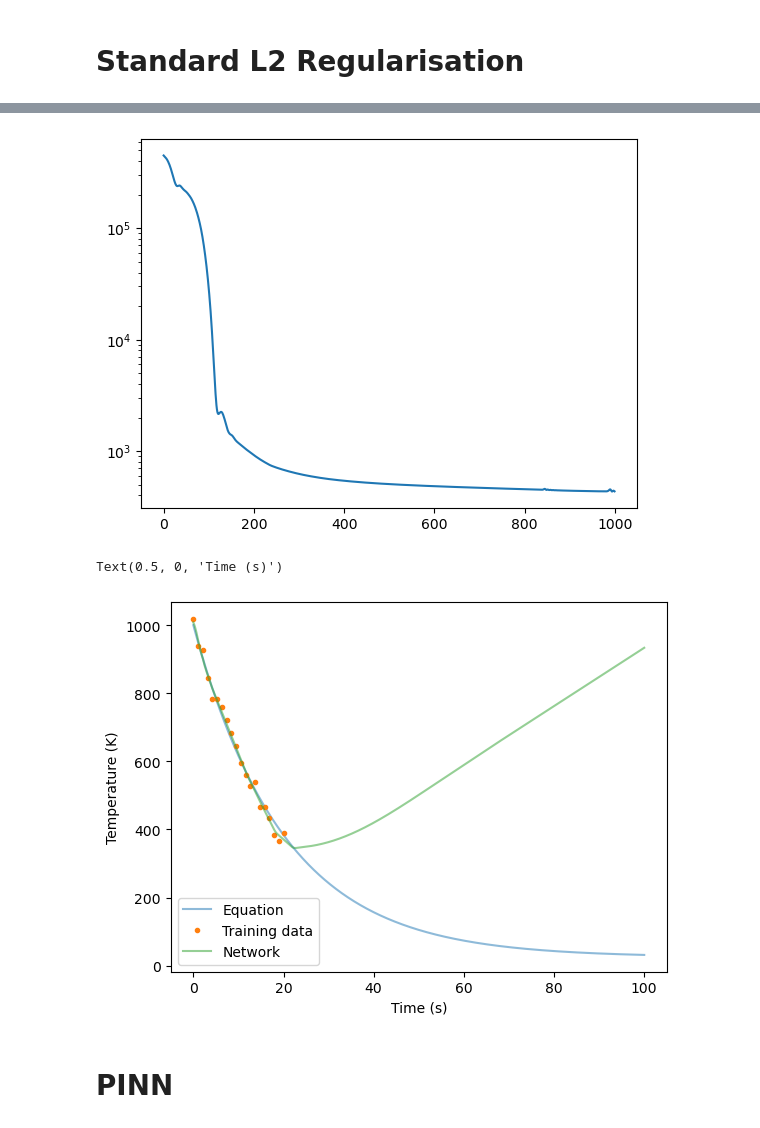
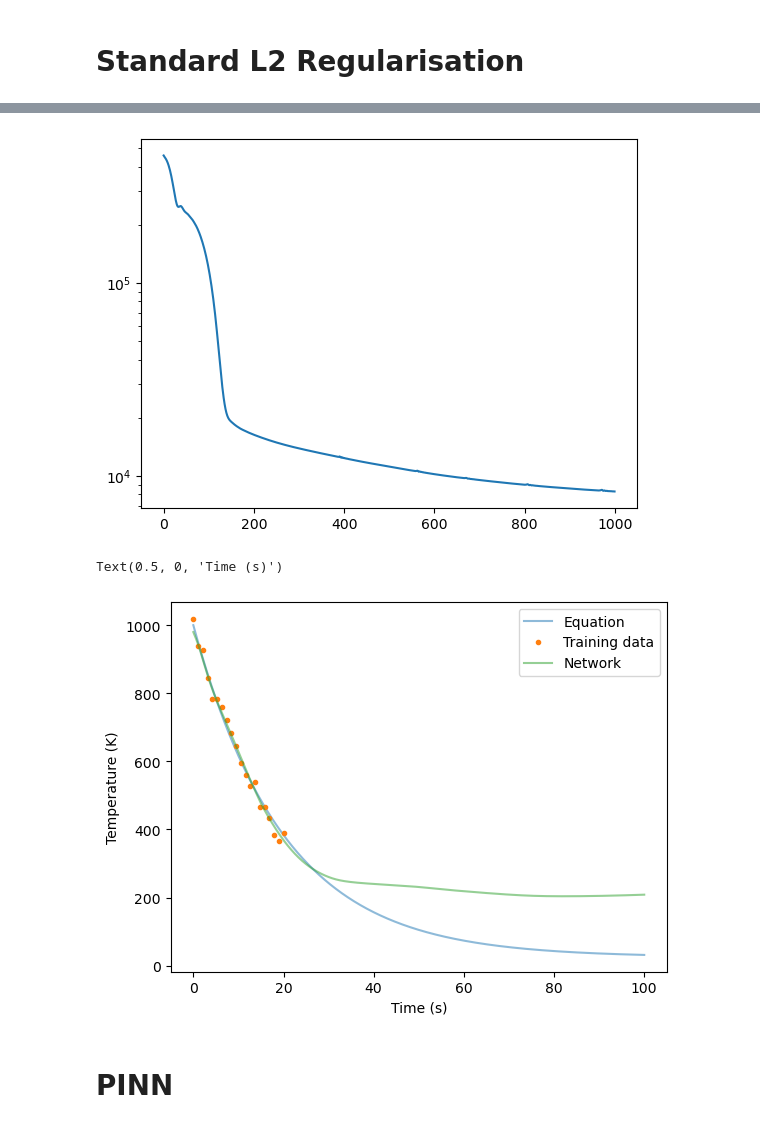
Before and after one commit to TheodoreWolf/pinns, a Jupyter notebook: src/cooling/temp_pred.ipynb, the cells around one changed output, grey strips where cells are left out. Drawn from its saved outputs; the diff is of its cells as text; code cells hidden in the pictures.

```diff
--- a/src/cooling/temp_pred.ipynb
+++ b/src/cooling/temp_pred.ipynb
@@ -70,7 +70,7 @@ Text(0.5, 0, 'Time (s)')
 def l2_reg(model: torch.nn.Module):
     return torch.sum(sum([p.pow(2.) for p in model.parameters()]))
 # %%
-net = Net(1,1, pde_loss=l2_reg, epochs=1000, lr=5e-3, phys_weight=0.01).to(DEVICE)
+net = Net(1,1, pde_loss=l2_reg, epochs=1000, lr=5e-3, phys_weight=1).to(DEVICE)
 
 losses = net.fit(t, y)
 
@@ -90,4 +90,4 @@ Epoch 900/1000, loss: 440.93
-[figure, old version]
+[figure, new version]
 # %%
 preds = net.predict(times)
 
@@ -99,7 +99,7 @@ plt.ylabel('Temperature (K)')
 plt.xlabel('Time (s)')
 # %% [output]
 Text(0.5, 0, 'Time (s)')
-[figure, old version]
+[figure, new version]
 # %% [markdown]
 # PINN
 # %%
```
Also changed, not shown: parts of 4 cells of this notebook.
